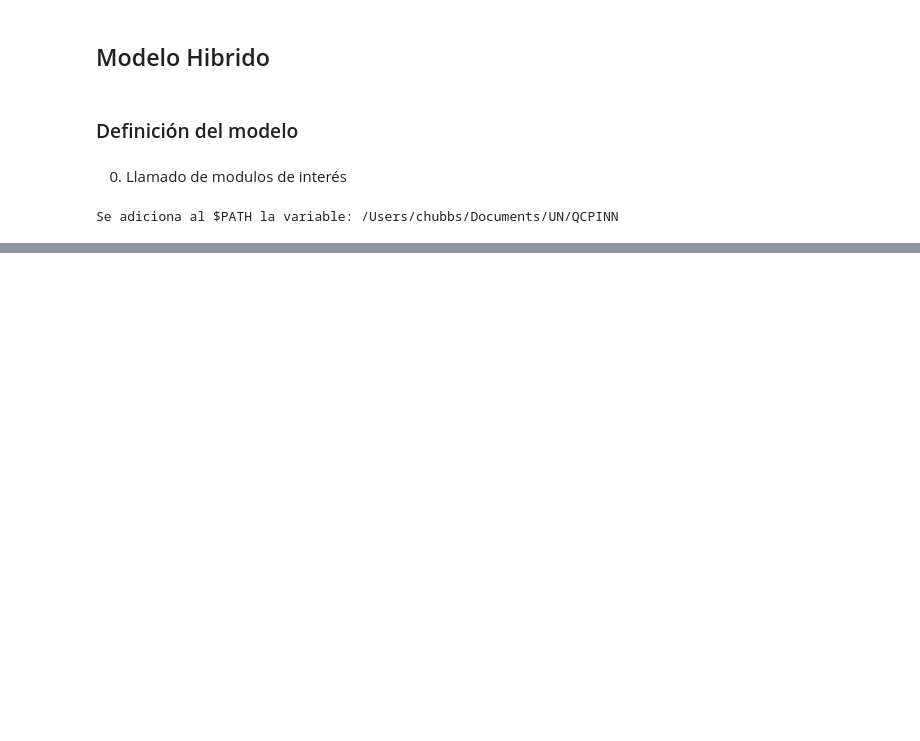
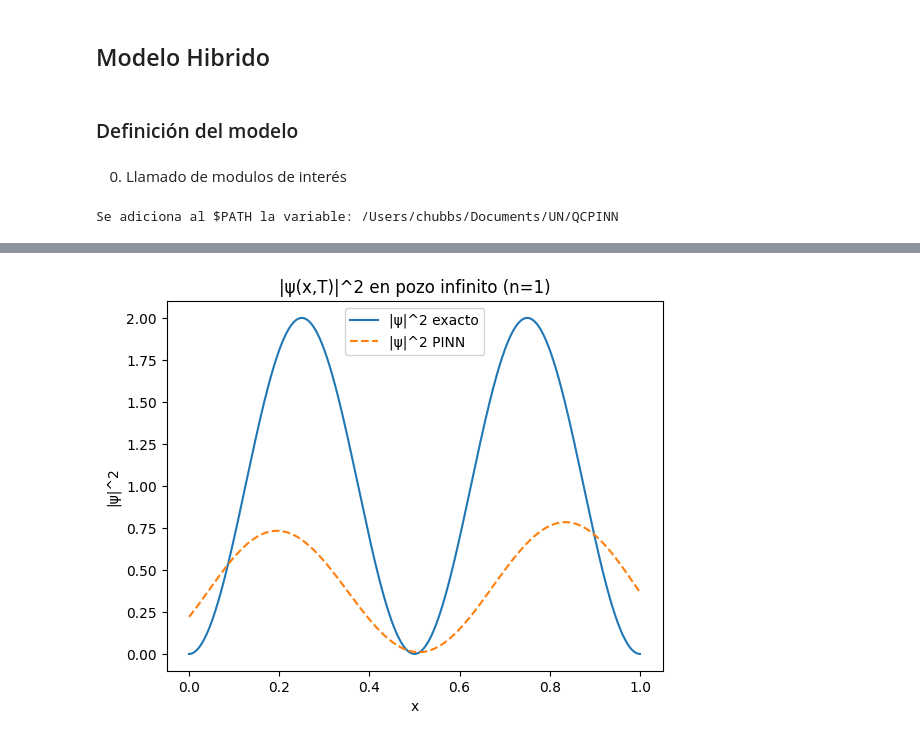
Before and after one commit to mateophy/QPINNs-2026, a Jupyter notebook: notebooks/operators_modifications/Operador_Schrodinger_1D.ipynb, the cells around one changed output, grey strips where cells are left out. Cells and saved outputs as stored; diff of their text form; code cells hidden in the pictures; blank space fills up the shorter version.

Commit message:
Definition of Schrodinger operator on structure
Adaptation of scripts and notebook to use the operator and additional structures defined.

```diff
--- a/notebooks/operators_modifications/Operador_Schrodinger_1D.ipynb
+++ b/notebooks/operators_modifications/Operador_Schrodinger_1D.ipynb
@@ -261,7 +261,7 @@ def train_pinn():
         opt.zero_grad()
 
         # PDE (interior) con V=0 (pozo interior)
-        _, _, rR, rI = schrodinger_operator(model, t_f, x_f, potential_fn=None, mass=mass, hbar=hbar)
+        _, _, rR, rI = schrodinger_operator(model, t_f, x_f, potential_fn=0, mass=mass, hbar=hbar)
         loss_pde = mse(rR, torch.zeros_like(rR)) + mse(rI, torch.zeros_like(rI))
 
         # BC Dirichlet: ψ=0 en x=0 y x=L
@@ -437,0 +452,9 @@ logger = Logging(log_path)
+# %%
+# Definición de tipado para entrenamiento
+DTYPE = torch.float32
+torch.set_default_dtype(DTYPE)
+torch.manual_seed(0)
+
+# Print total number of parameters
+total_params = sum(p.numel() for p in model.parameters())
+model.logger.print(f"Total number of parameters: {total_params}")
@@ -437,0 +463,2 @@ logger = Logging(log_path)
+# %%
+wave_train.train(model)
@@ -437,0 +483,24 @@ logger = Logging(log_path)
+# %%
+with torch.no_grad():
+    t_eval = torch.full((800, 1), T, device=DEVICE, dtype=DTYPE)
+    x_eval = torch.linspace(0.0, L, 800, device=DEVICE, dtype=DTYPE).unsqueeze(1)
+
+    psi_pred = model(torch.cat((t_eval, x_eval), dim=1))
+    psi_r_pred = psi_pred[:, 0:1]
+    psi_i_pred = psi_pred[:, 1:2]
+    mod2_pred = (psi_r_pred**2 + psi_i_pred**2).squeeze(1).cpu().numpy()
+
+    psi_r_true, psi_i_true, En = exact_eigenstate(n_level, t_eval, x_eval, L=L, mass=mass, hbar=hbar)
+    mod2_true = (psi_r_true**2 + psi_i_true**2).squeeze(1).cpu().numpy()
+# %%
+# Gráfico 1: |psi|^2 en t=T (PINN vs exacto)
+plt.figure()
+plt.plot(x_eval.squeeze(1).cpu().numpy(), mod2_true, label="|ψ|^2 exacto")
+plt.plot(x_eval.squeeze(1).cpu().numpy(), mod2_pred, "--", label="|ψ|^2 PINN")
+plt.title("|ψ(x,T)|^2 en pozo infinito (n=1)")
+plt.xlabel("x")
+plt.ylabel("|ψ|^2")
+plt.legend()
+plt.show()
+# %% [output]
+[figure, added]
```
Also changed, not shown: parts of 10 cells of this notebook, 25 other files.
